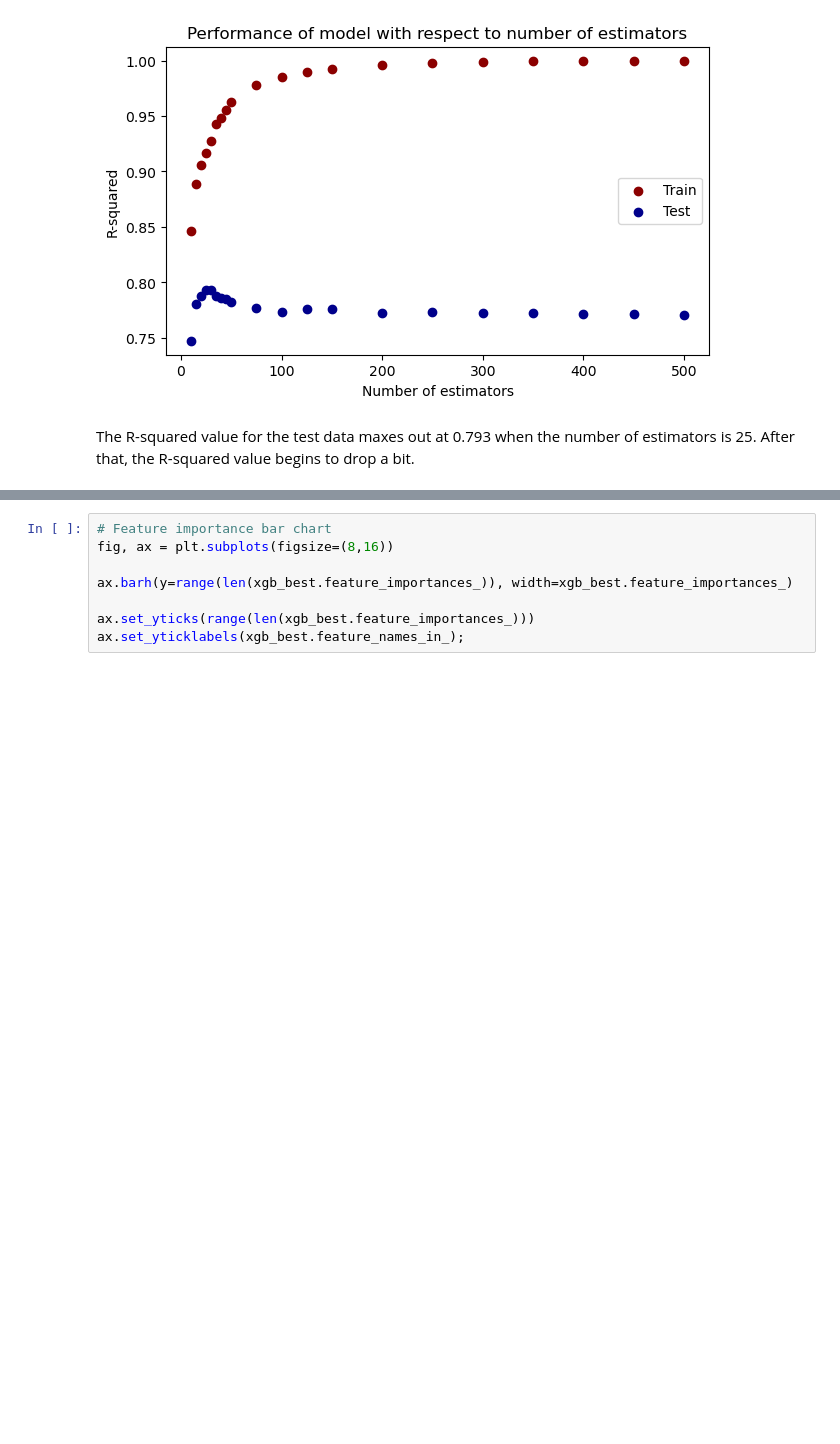
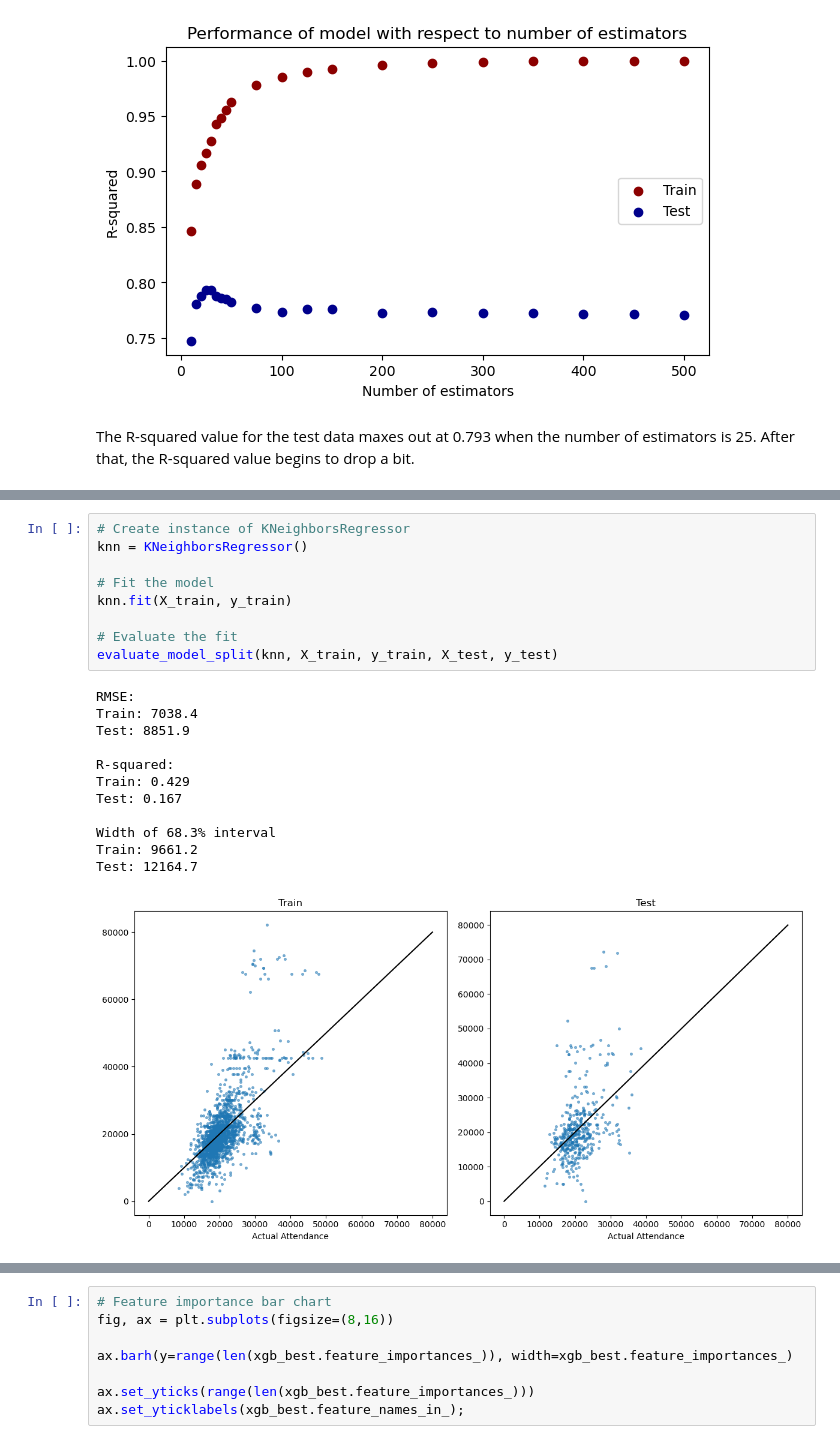
Before and after one commit to daviderics/mls_attendance, a Jupyter notebook: modeling.ipynb, the cells around one changed output, grey strips where cells are left out. Cells and saved outputs as stored; diff of their text form; blank space fills up the shorter version.

```diff
--- a/modeling.ipynb
+++ b/modeling.ipynb
@@ -802,0 +885,22 @@ Below, I plot the importance of each feature in the best fit XGB model.
+# %%
+# Create instance of KNeighborsRegressor
+knn = KNeighborsRegressor()
+
+# Fit the model
+knn.fit(X_train, y_train)
+
+# Evaluate the fit
+evaluate_model_split(knn, X_train, y_train, X_test, y_test)
+# %% [output]
+RMSE:
+Train: 7038.4
+Test: 8851.9
+
+R-squared:
+Train: 0.429
+Test: 0.167
+
+Width of 68.3% interval
+Train: 9661.2
+Test: 12164.7
+[figure, added]
```
Also changed, not shown: parts of 40 cells of this notebook.
